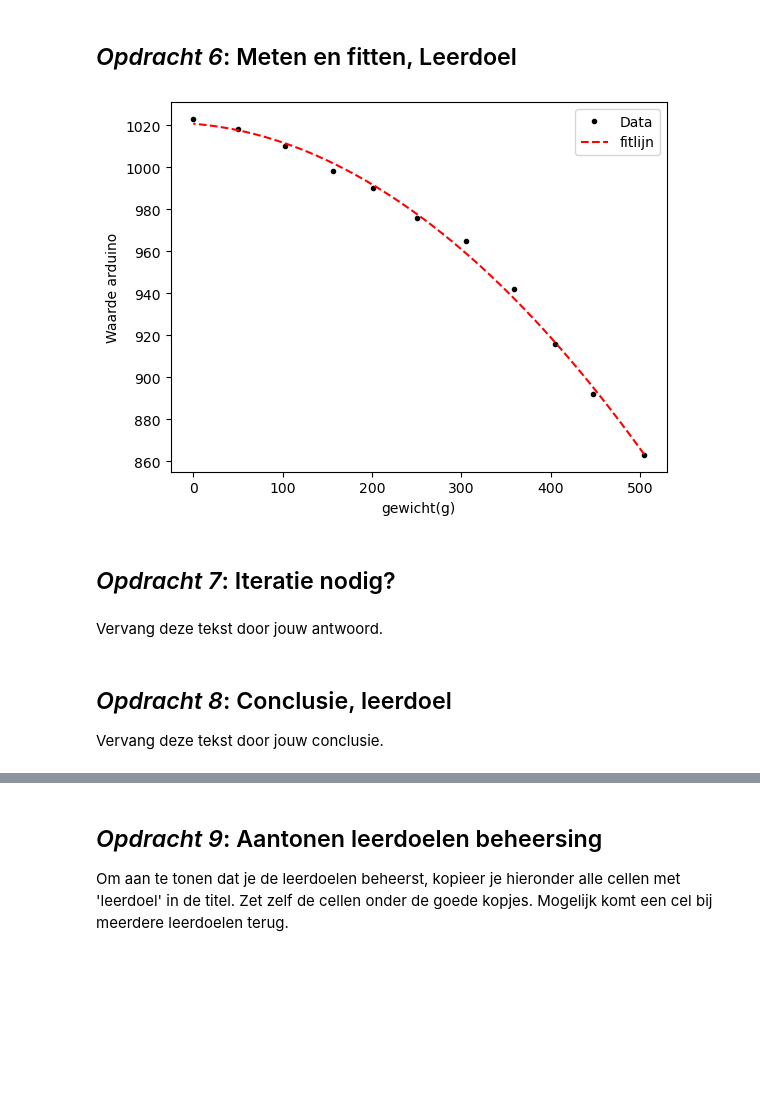
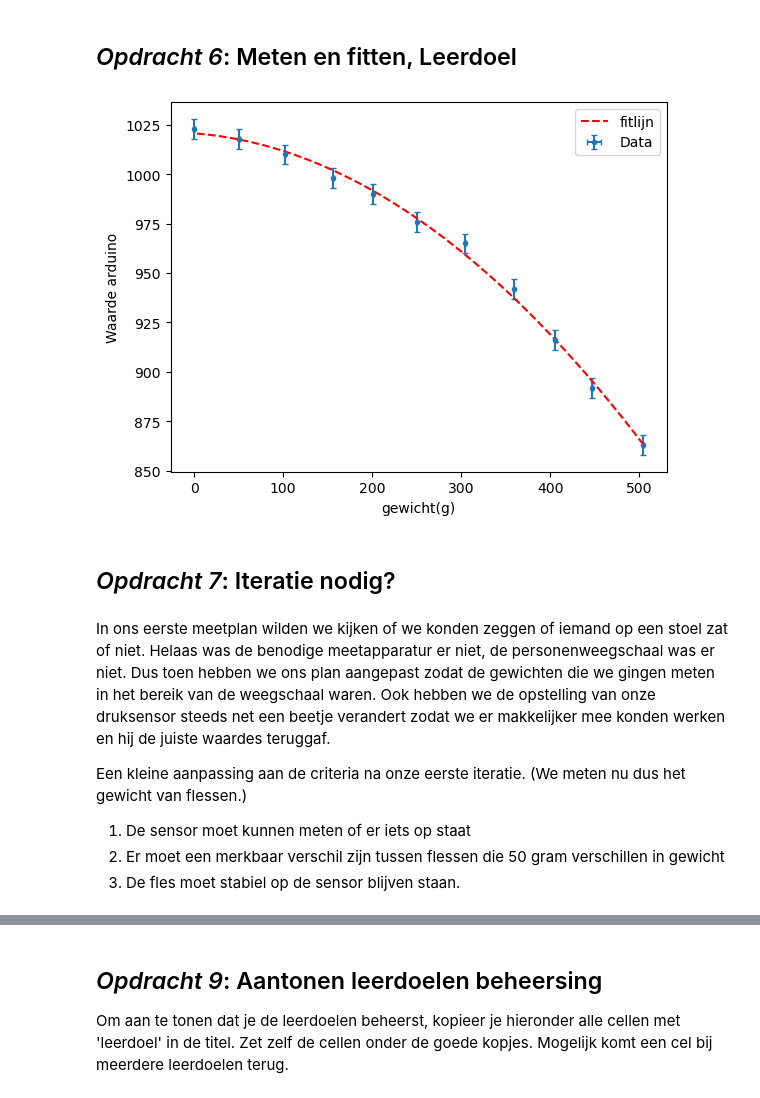
Before and after one commit to beanmachine123/opdrachten-DEF-D, a Jupyter notebook: FysiekeOntwerpopdrachten/1KalibreerEenSensorDigitaalAnaloog/DEFOntwerpopdracht1KalibreerEenSensorInvulTemplate.ipynb, the cells around one changed output, grey strips where cells are left out. Drawn from its saved outputs; the diff is of its cells as text; code cells hidden in the pictures; blank space fills up the shorter version.

Commit message:
opdrachten klaar voor nakijken

```diff
--- a/FysiekeOntwerpopdrachten/1KalibreerEenSensorDigitaalAnaloog/DEFOntwerpopdracht1KalibreerEenSensorInvulTemplate.ipynb
+++ b/FysiekeOntwerpopdrachten/1KalibreerEenSensorDigitaalAnaloog/DEFOntwerpopdracht1KalibreerEenSensorInvulTemplate.ipynb
@@ -69,34 +70,40 @@ import numpy as np
 import matplotlib.pyplot as plt
 from scipy.optimize import curve_fit
 
-gewichten = np.array([0, 50, 102.48, 156, 201.13, 249.83, 304.75, 358.8, 404.98, 447.16, 504.67, 554.87]) #g
-arduino = np.array([1023, 1018, 1010, 998, 990, 976, 965, 942, 916, 892, 863, ])
+gewichten = np.array([0, 50, 102.48, 156, 201.13, 249.83, 304.75, 358.8, 404.98, 447.16, 504.67]) #g
+arduino = np.array([1023, 1018, 1010, 998, 990, 976, 965, 942, 916, 892, 863 ])
+
+u_gewichten = 1
+u_arduino = 5
 # %%
 # Plot hier de meting en fit een lijn door de metingen.
 # Maak gebruik van wat je geleerd hebt bij het practicum.
 %matplotlib inline
 
 def fitfunctie(x, a, b, c):
     return a * x**2 + b * x + c
 
+#curvefitten
 vals, covals = curve_fit(fitfunctie, gewichten, arduino)
+u_fit = np.sqrt(np.diag(covals) / len(gewichten))
 
 x_test = np.linspace(max(gewichten), min(gewichten), 1000)
 
 plt.figure()
-plt.plot(gewichten, arduino, 'k.', label="Data")
+plt.errorbar(gewichten, arduino, xerr=u_gewichten, yerr=u_arduino, fmt='.',capsize=2, label="Data")
 plt.plot(x_test, fitfunctie(x_test, *vals),'r--',label='fitlijn')
 plt.xlabel("gewicht(g)")
 plt.ylabel("Waarde arduino")
 plt.legend()
 plt.show()
 # %% [output]
-[figure, old version]
+[figure, new version]
 # %% [markdown]
 ## *Opdracht 7*: Iteratie nodig?
-# %% [markdown]
-Vervang deze tekst door jouw antwoord.
-# %% [markdown]
-## *Opdracht 8*: Conclusie, leerdoel
-
-Vervang deze tekst door jouw conclusie.
+# %% [markdown]
+In ons eerste meetplan wilden we kijken of we konden zeggen of iemand op een stoel zat of niet. Helaas was de benodige meetapparatur er niet, de personenweegschaal was er niet. Dus toen hebben we ons plan aangepast zodat de gewichten die we gingen meten in het bereik van de weegschaal waren. Ook hebben we de opstelling van onze druksensor steeds net een beetje verandert zodat we er makkelijker mee konden werken en hij de juiste waardes teruggaf.
+
+Een kleine aanpassing aan de criteria na onze eerste iteratie. (We meten nu dus het gewicht van flessen.)
+1) De sensor moet kunnen meten of er iets op staat
+2) Er moet een merkbaar verschil zijn tussen flessen die 50 gram verschillen in gewicht
+3) De fles moet stabiel op de sensor blijven staan.
```
Also changed, not shown: parts of 8 cells of this notebook, 2 other files.
